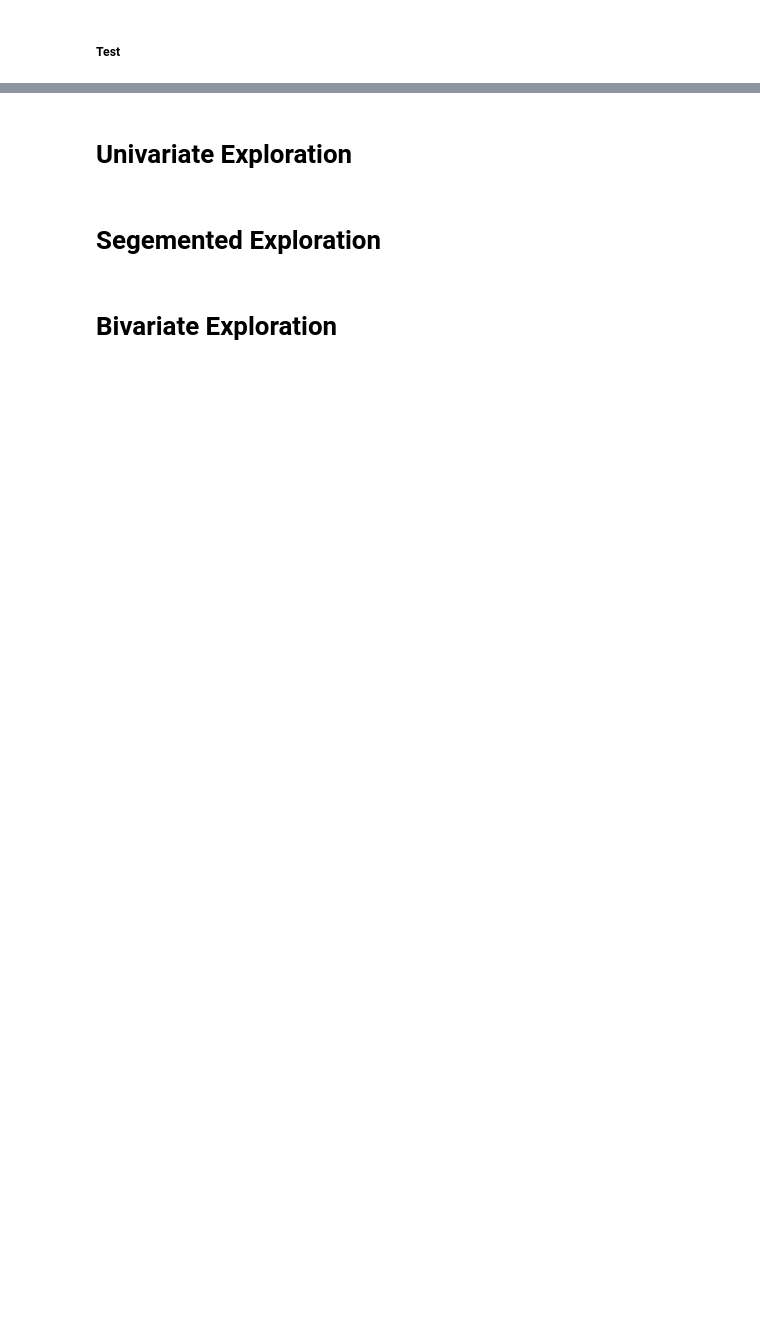
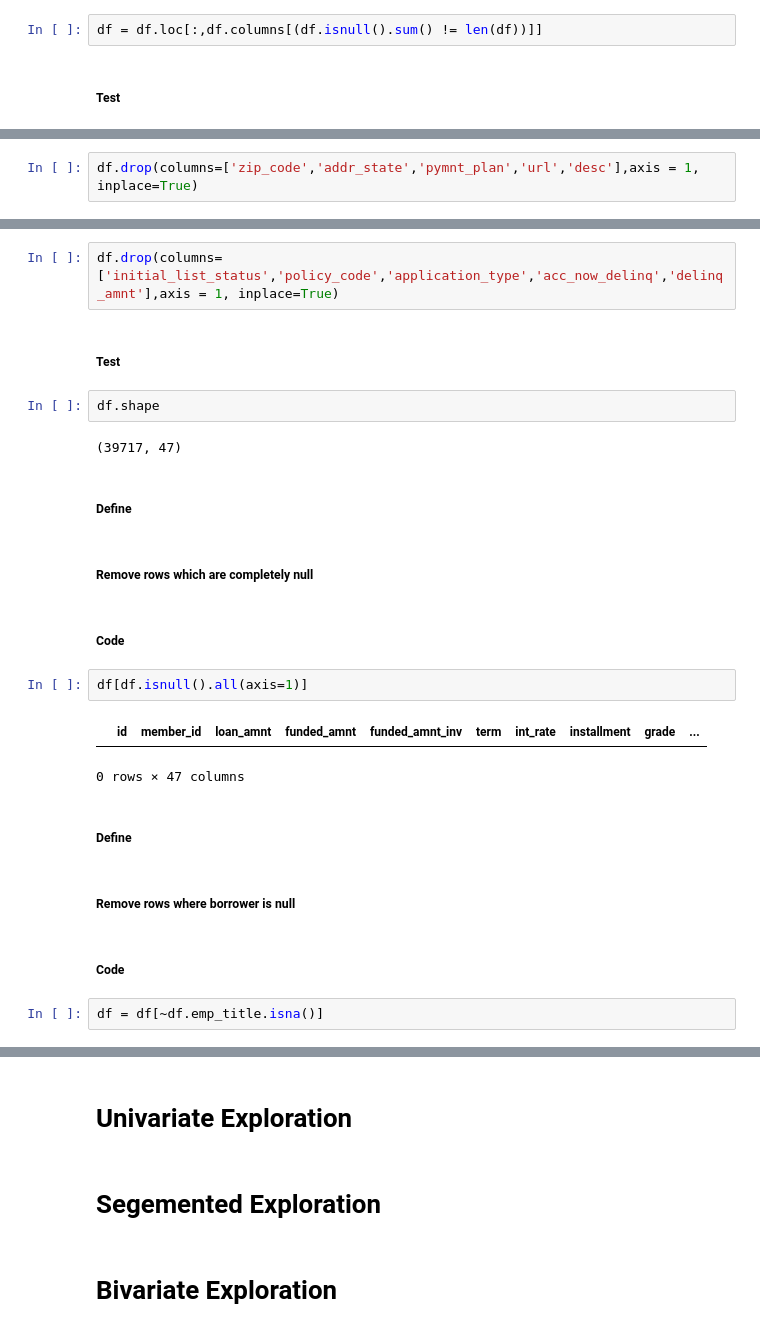
Before and after one commit to aputatun/LendingClubCaseStudy, a Jupyter notebook: Ankan/Group_Facilitator_Name.ipynb, the cells around one changed output, grey strips where cells are left out. Cells and saved outputs as stored; diff of their text form; blank space fills up the shorter version.

```diff
--- a/Ankan/Group_Facilitator_Name.ipynb
+++ b/Ankan/Group_Facilitator_Name.ipynb
@@ -88,4 +189,6 @@ df.drop_columns(['tot_hi_cred_lim','total_bal_ex_mort'])
 # %% [markdown]
 ##### Code
+# %%
+df = df.loc[:,df.columns[(df.isnull().sum() != len(df))]]
 # %% [markdown]
 ##### Test
@@ -91,0 +205,2 @@ df.drop_columns(['tot_hi_cred_lim','total_bal_ex_mort'])
+# %%
+df.drop(columns=['zip_code','addr_state','pymnt_plan','url','desc'],axis = 1, inplace=True)
@@ -91,0 +229,27 @@ df.drop_columns(['tot_hi_cred_lim','total_bal_ex_mort'])
+# %%
+df.drop(columns=['initial_list_status','policy_code','application_type','acc_now_delinq','delinq_amnt'],axis = 1, inplace=True)
+# %% [markdown]
+##### Test
+# %%
+df.shape
+# %% [output]
+(39717, 47)
+# %% [markdown]
+##### Define
+# %% [markdown]
+##### Remove rows which are completely null
+# %% [markdown]
+##### Code
+# %%
+df[df.isnull().all(axis=1)]
+# %% [output]
+|  | id | member_id | loan_amnt | funded_amnt | funded_amnt_inv | term | int_rate | installment | grade | ... |
+0 rows × 47 columns
+# %% [markdown]
+##### Define
+# %% [markdown]
+##### Remove rows where borrower is null
+# %% [markdown]
+##### Code
+# %%
+df = df[~df.emp_title.isna()]
```
Also changed, not shown: parts of 28 cells of this notebook.
